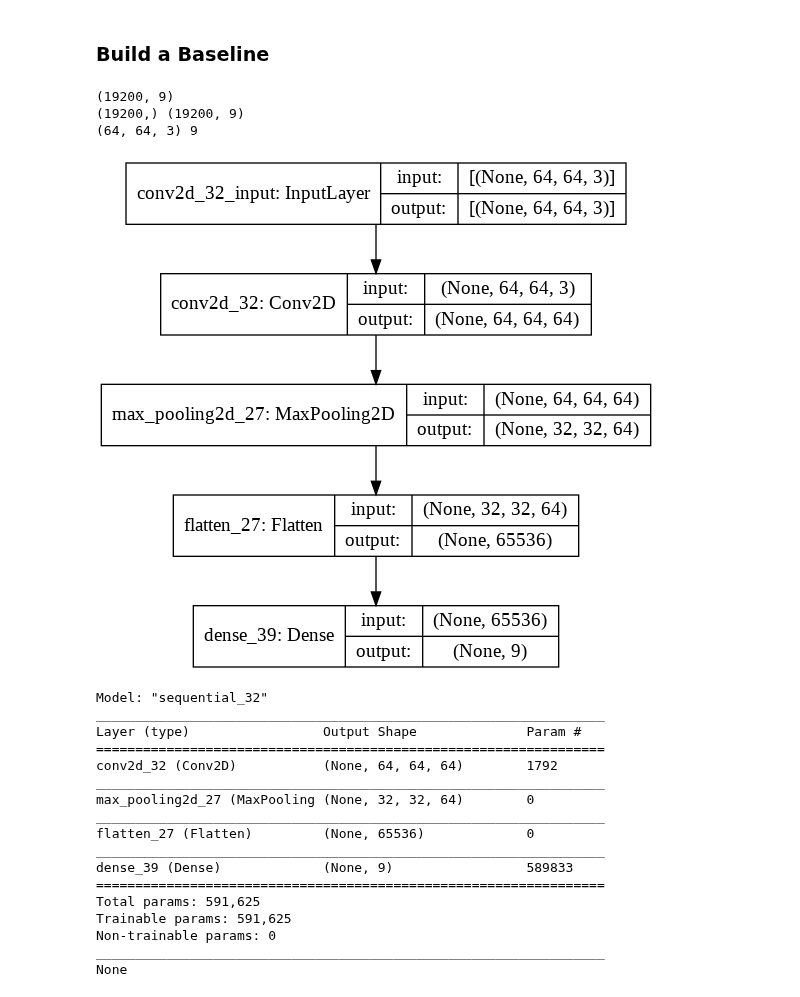
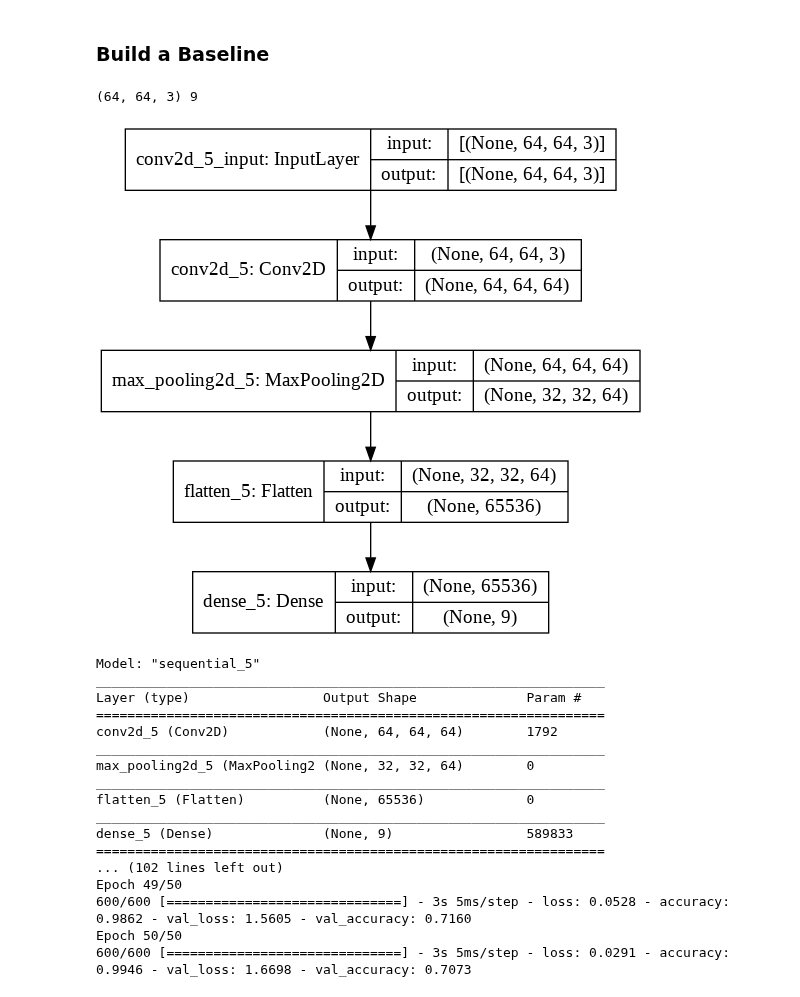
Before and after one commit to rajbircit/assignments, a Jupyter notebook: dl_a2/dl_assignment2_master.ipynb, the cells around one changed output. Saved outputs shown, nothing was run; the diff lists cells and outputs as text; code cells hidden in the pictures.

```diff
--- a/dl_a2/dl_assignment2_master.ipynb
+++ b/dl_a2/dl_assignment2_master.ipynb
@@ -103,6 +103,8 @@ def loadDataH5():
         return trainX, trainY, valX, valY
 
 trainX, trainY, valX, valY = loadDataH5()
+trainX = trainX / 255.0
+valX = valX / 255.0
 # %% [output]
 (19200, 64, 64, 3) (19200,)
 (4800, 64, 64, 3) (4800,)
@@ -113,49 +115,51 @@ trainX, trainY, valX, valY = loadDataH5()
 # %%
 class BaselineShallowNet:
     @staticmethod
     def build(inshape, nlabels):
         print(inshape, nlabels)
         inputShape = trainX[0].shape
         model = tf.keras.Sequential()
         model.add(tf.keras.layers.Conv2D(64, (3,3), padding='same', \
                   input_shape=inshape, activation='relu'))
         model.add(tf.keras.layers.MaxPooling2D(2, 2,))
         model.add(tf.keras.layers.Flatten())
         model.add(tf.keras.layers.Dense(nlabels, activation='softmax'))
         plot = tf.keras.utils.plot_model(model, show_shapes=True, \
                                          expand_nested=True)
         IPython.display.display(plot)
+        print(model.summary())
         return model
 
 n_classes = len(np.unique(np.concatenate((trainY, valY))))
-onehot_trainY = np.eye(n_classes)[trainY]
-onehot_valY = np.eye(n_classes)[valY]
-print(onehot_trainY.shape)
-print(trainY.shape, onehot_trainY.shape)
+
+N_EPOCHS=50
+
 model = BaselineShallowNet.build(tuple(trainX[0].shape), n_classes)
 model.compile(optimizer='adam', \
               loss='sparse_categorical_crossentropy', \
               metrics=['accuracy'])
-print(model.summary())
+print(trainX.shape)
+history = model.fit(trainX, trainY, \
+                    validation_data=(valX, valY),\
+                    batch_size=32,\
+                    epochs=N_EPOCHS)
 # %% [output]
-(19200, 9)
-(19200,) (19200, 9)
 (64, 64, 3) 9
-[figure, old version]
+[figure, new version]
-Model: "sequential_32"
+Model: "sequential_5"
 _________________________________________________________________
 Layer (type)                 Output Shape              Param #
 =================================================================
-conv2d_32 (Conv2D)           (None, 64, 64, 64)        1792
+conv2d_5 (Conv2D)            (None, 64, 64, 64)        1792
 _________________________________________________________________
-max_pooling2d_27 (MaxPooling (None, 32, 32, 64)        0
+max_pooling2d_5 (MaxPooling2 (None, 32, 32, 64)        0
 _________________________________________________________________
-flatten_27 (Flatten)         (None, 65536)             0
+flatten_5 (Flatten)          (None, 65536)             0
 _________________________________________________________________
-dense_39 (Dense)             (None, 9)                 589833
+dense_5 (Dense)              (None, 9)                 589833
 =================================================================
-Total params: 591,625
-Trainable params: 591,625
-Non-trainable params: 0
-_________________________________________________________________
-None
+... (102 lines left out)
+Epoch 49/50
+600/600 [==============================] - 3s 5ms/step - loss: 0.0528 - accuracy: 0.9862 - val_loss: 1.5605 - val_accuracy: 0.7160
+Epoch 50/50
+600/600 [==============================] - 3s 5ms/step - loss: 0.0291 - accuracy: 0.9946 - val_loss: 1.6698 - val_accuracy: 0.7073
```
Also changed, not shown: parts of 1 cell of this notebook.
